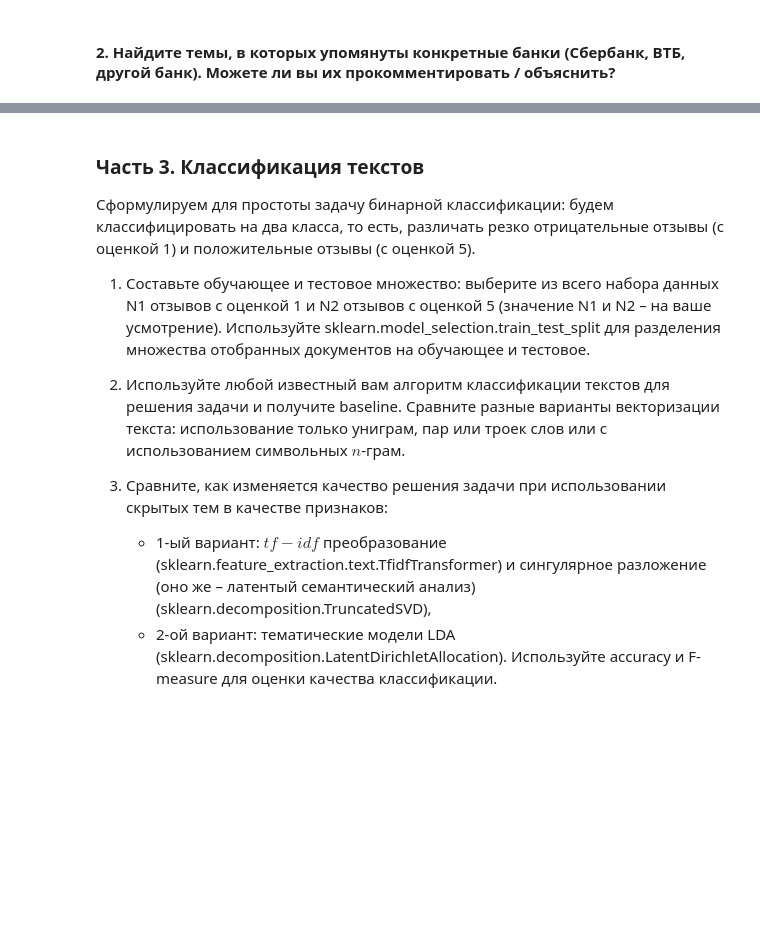
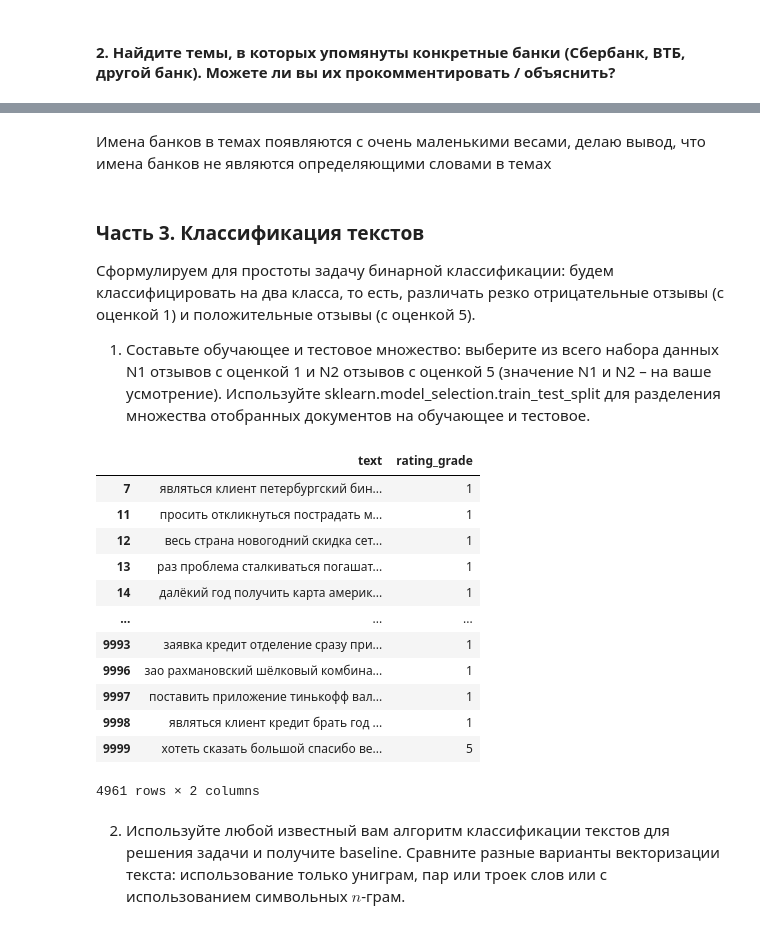
Before and after one commit to tyan/ML_learn, a Jupyter notebook: NLP - Topic modeling/HW_NLP_TopicModeling_Tyan.ipynb, the cells around one changed output, grey strips where cells are left out. Cells and saved outputs as stored; diff of their text form; code cells hidden in the pictures; blank space fills up the shorter version.

```diff
--- a/NLP - Topic modeling/HW_NLP_TopicModeling_Tyan.ipynb
+++ b/NLP - Topic modeling/HW_NLP_TopicModeling_Tyan.ipynb
@@ -340,11 +366,29 @@ lsi.show_topics(20)
+# %% [markdown]
+Имена банков в темах появляются с очень маленькими весами, делаю вывод, что имена банков не являются определяющими словами в темах
 # %% [markdown]
 ### Часть 3. Классификация текстов
 Сформулируем для простоты задачу бинарной классификации: будем классифицировать на два класса, то есть, различать резко отрицательные отзывы (с оценкой 1) и положительные отзывы (с оценкой 5).
 
 1. Составьте обучающее и тестовое множество: выберите из всего набора данных N1 отзывов с оценкой 1 и N2 отзывов с оценкой 5 (значение N1 и N2 – на ваше усмотрение). Используйте sklearn.model_selection.train_test_split для разделения множества отобранных документов на обучающее и тестовое.
-
-2. Используйте любой известный вам алгоритм классификации текстов для решения задачи и получите baseline. Сравните разные варианты векторизации текста: использование только униграм, пар или троек слов или с использованием символьных $n$-грам.
-
-3. Сравните, как изменяется качество решения задачи при использовании скрытых тем в качестве признаков:
-    - 1-ый вариант: $tf-idf$ преобразование (sklearn.feature_extraction.text.TfidfTransformer) и сингулярное разложение (оно же – латентый семантический анализ) (sklearn.decomposition.TruncatedSVD),
-    - 2-ой вариант: тематические модели LDA (sklearn.decomposition.LatentDirichletAllocation). Используйте accuracy и F-measure для оценки качества классификации.
+# %%
+
+x_points_responses = responses_df[(responses_df["rating_grade"] == 5) | (responses_df["rating_grade"] == 1)][["text","rating_grade"]]
+x_points_responses["rating_grade"] = x_points_responses["rating_grade"].astype(int)
+x_points_responses["text"] = x_points_responses["text"].transform(lemmatizer_tokenizer)
+# %%
+x_points_responses["text"] = x_points_responses["text"].transform(lambda words: ' '.join(words))
+x_points_responses
+# %% [output]
+|  | text | rating_grade |
+| 7 | являться клиент петербургский бин... | 1 |
+| 11 | просить откликнуться пострадать м... | 1 |
+| 12 | весь страна новогодний скидка сет... | 1 |
+| 13 | раз проблема сталкиваться погашат... | 1 |
+| 14 | далёкий год получить карта америк... | 1 |
+| ... | ... | ... |
+| 9993 | заявка кредит отделение сразу при... | 1 |
+| 9996 | зао рахмановский шёлковый комбина... | 1 |
+| 9997 | поставить приложение тинькофф вал... | 1 |
+| 9998 | являться клиент кредит брать год ... | 1 |
+| 9999 | хотеть сказать большой спасибо ве... | 5 |
+4961 rows × 2 columns
@@ -350,0 +398,2 @@ lsi.show_topics(20)
+# %% [markdown]
+2. Используйте любой известный вам алгоритм классификации текстов для решения задачи и получите baseline. Сравните разные варианты векторизации текста: использование только униграм, пар или троек слов или с использованием символьных $n$-грам.
```
Also changed, not shown: parts of 11 cells of this notebook.
